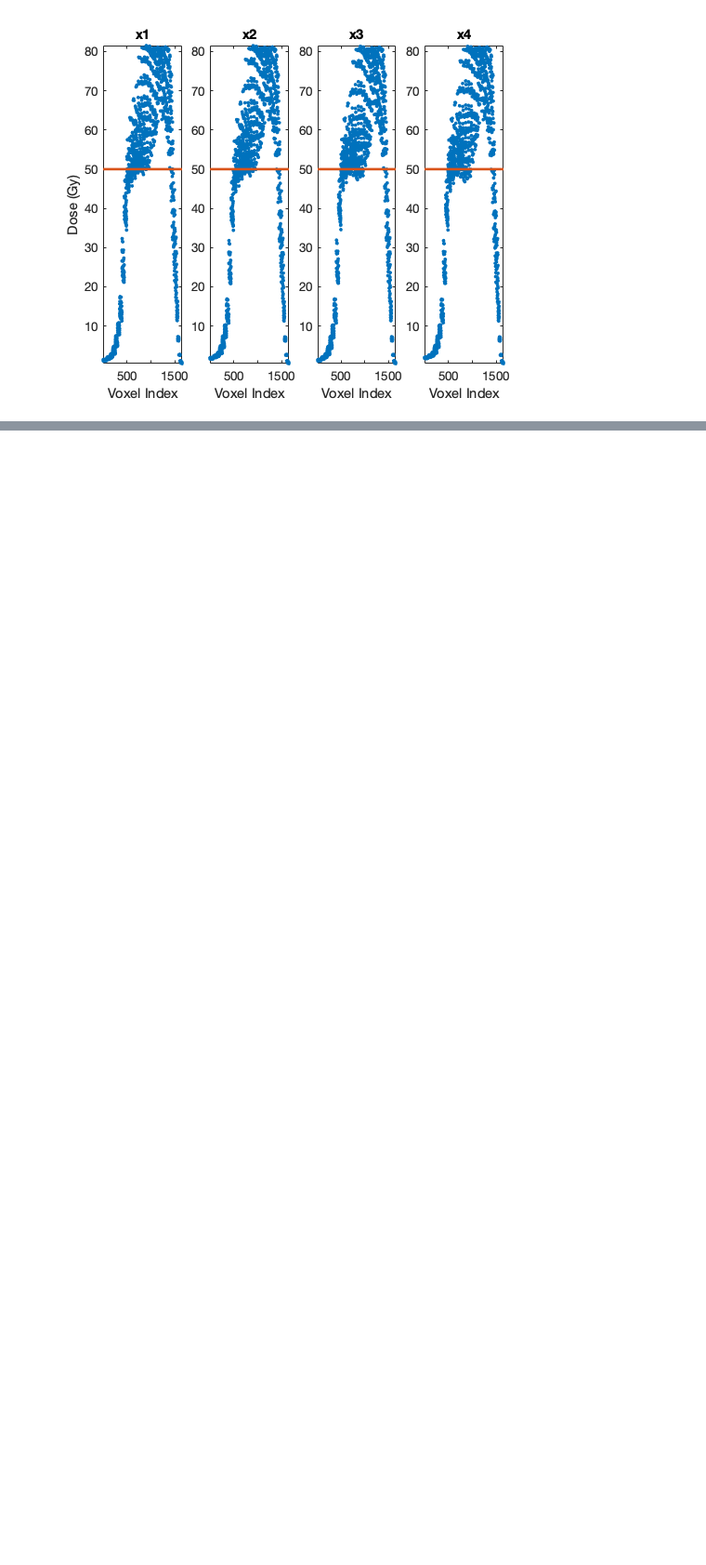
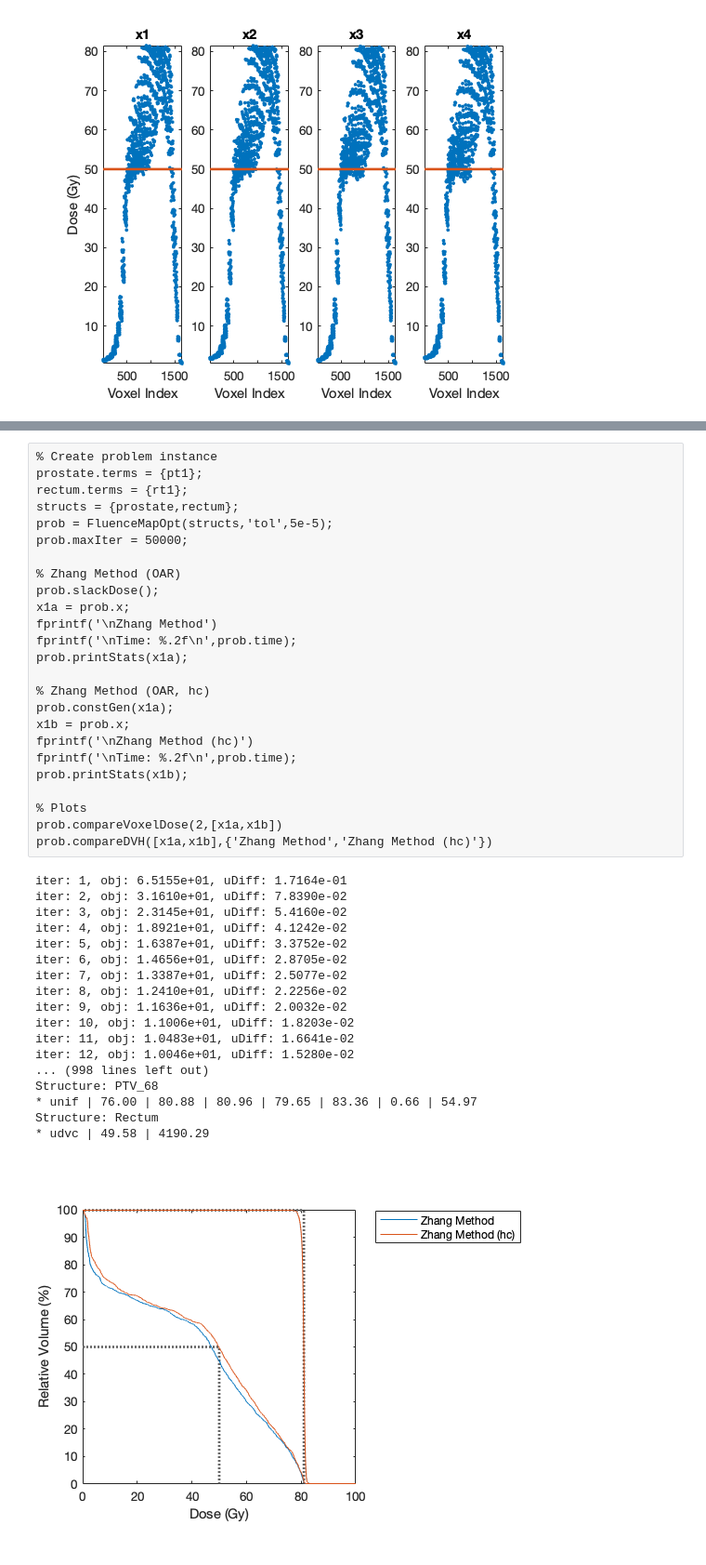
Before and after one commit to kels271828/FluenceMapOpt, a Jupyter notebook: similarMethod.ipynb, the cells around one changed output, grey strips where cells are left out. Shown at 93% size. Saved outputs shown, nothing was run; the diff lists cells and outputs as text; blank space fills up the shorter version.

Commit message:
added OAR init for other method

```diff
--- a/similarMethod.ipynb
+++ b/similarMethod.ipynb
@@ -264,3 +264,47 @@ Structure: Rectum
 * udvc | 49.51 | 4155.44
 [figure]
 [figure]
+# %%
+% Create problem instance
+prostate.terms = {pt1};
+rectum.terms = {rt1};
+structs = {prostate,rectum};
+prob = FluenceMapOpt(structs,'tol',5e-5);
+prob.maxIter = 50000;
+
+% Zhang Method (OAR)
+prob.slackDose();
+x1a = prob.x;
+fprintf('\nZhang Method')
+fprintf('\nTime: %.2f\n',prob.time);
+prob.printStats(x1a);
+
+% Zhang Method (OAR, hc)
+prob.constGen(x1a);
+x1b = prob.x;
+fprintf('\nZhang Method (hc)')
+fprintf('\nTime: %.2f\n',prob.time);
+prob.printStats(x1b);
+
+% Plots
+prob.compareVoxelDose(2,[x1a,x1b])
+prob.compareDVH([x1a,x1b],{'Zhang Method','Zhang Method (hc)'})
+# %% [output]
+iter: 1, obj: 6.5155e+01, uDiff: 1.7164e-01
+iter: 2, obj: 3.1610e+01, uDiff: 7.8390e-02
+iter: 3, obj: 2.3145e+01, uDiff: 5.4160e-02
+iter: 4, obj: 1.8921e+01, uDiff: 4.1242e-02
+iter: 5, obj: 1.6387e+01, uDiff: 3.3752e-02
+iter: 6, obj: 1.4656e+01, uDiff: 2.8705e-02
+iter: 7, obj: 1.3387e+01, uDiff: 2.5077e-02
+iter: 8, obj: 1.2410e+01, uDiff: 2.2256e-02
+iter: 9, obj: 1.1636e+01, uDiff: 2.0032e-02
+iter: 10, obj: 1.1006e+01, uDiff: 1.8203e-02
+iter: 11, obj: 1.0483e+01, uDiff: 1.6641e-02
+iter: 12, obj: 1.0046e+01, uDiff: 1.5280e-02
+... (998 lines left out)
+Structure: PTV_68
+* unif | 76.00 | 80.88 | 80.96 | 79.65 | 83.36 | 0.66 | 54.97
+Structure: Rectum
+* udvc | 49.58 | 4190.29
+[figure, added]
```
Also changed, not shown: parts of 20 cells of this notebook.
